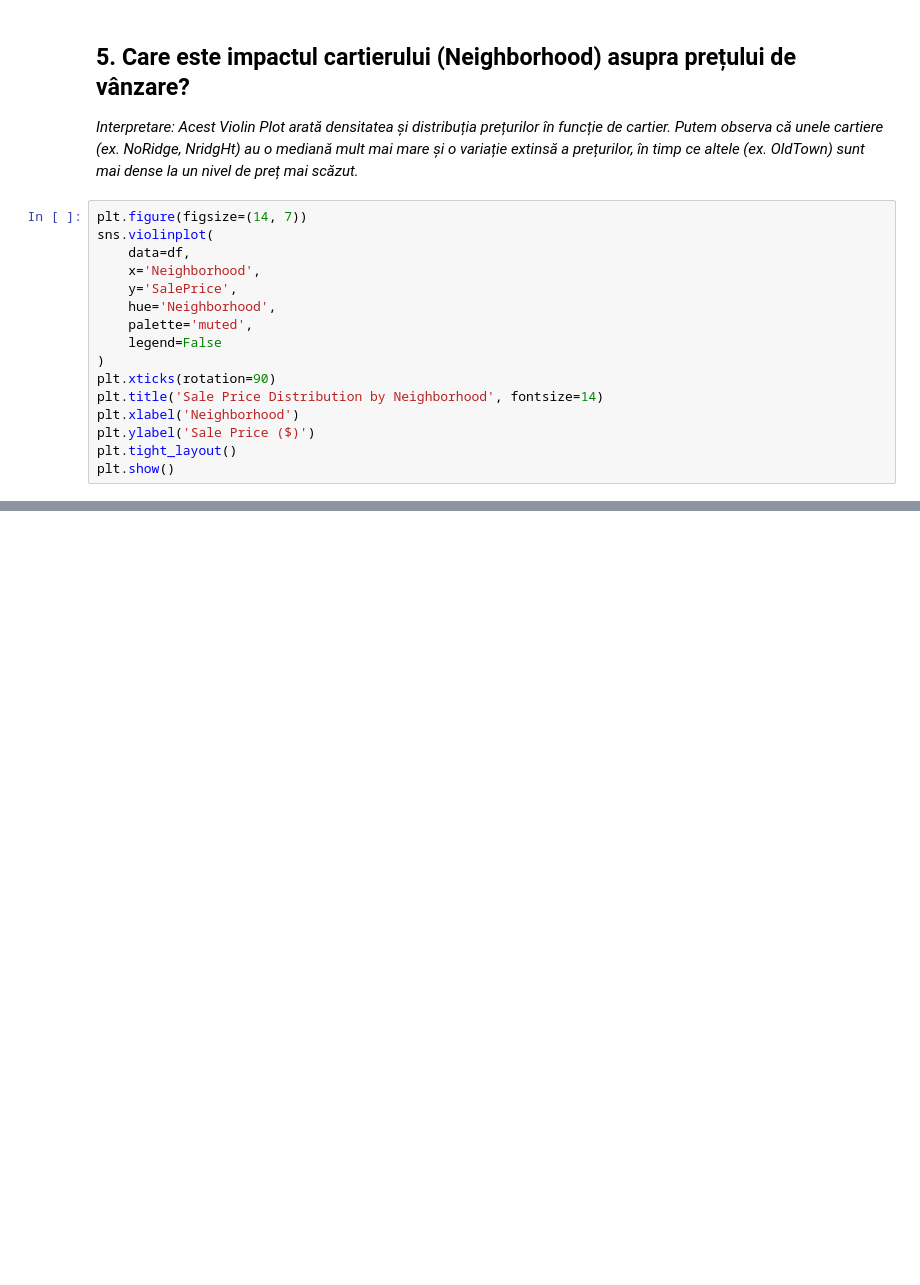
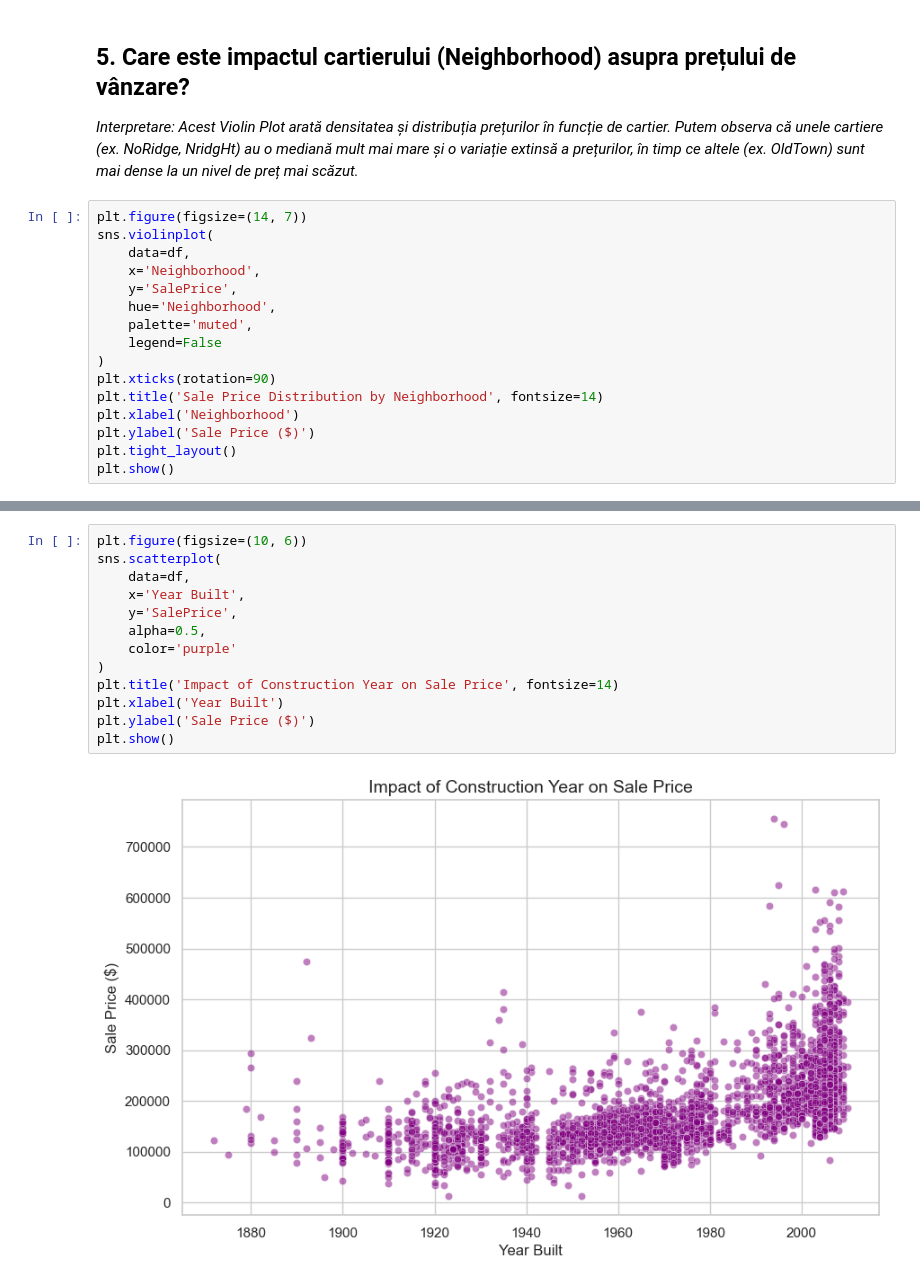
Before and after one commit to vertixxxx/ML_Labs, a Jupyter notebook: L1/Lab1_EDA_AmesHousing.ipynb, the cells around one changed output, grey strips where cells are left out. Drawn from its saved outputs; the diff is of its cells as text; blank space fills up the shorter version.

```diff
--- a/L1/Lab1_EDA_AmesHousing.ipynb
+++ b/L1/Lab1_EDA_AmesHousing.ipynb
@@ -120,0 +124,15 @@ plt.show()
+# %%
+plt.figure(figsize=(10, 6))
+sns.scatterplot(
+    data=df,
+    x='Year Built',
+    y='SalePrice',
+    alpha=0.5,
+    color='purple'
+)
+plt.title('Impact of Construction Year on Sale Price', fontsize=14)
+plt.xlabel('Year Built')
+plt.ylabel('Sale Price ($)')
+plt.show()
+# %% [output]
+[figure, added]
```
Also changed, not shown: parts of 5 cells of this notebook.
